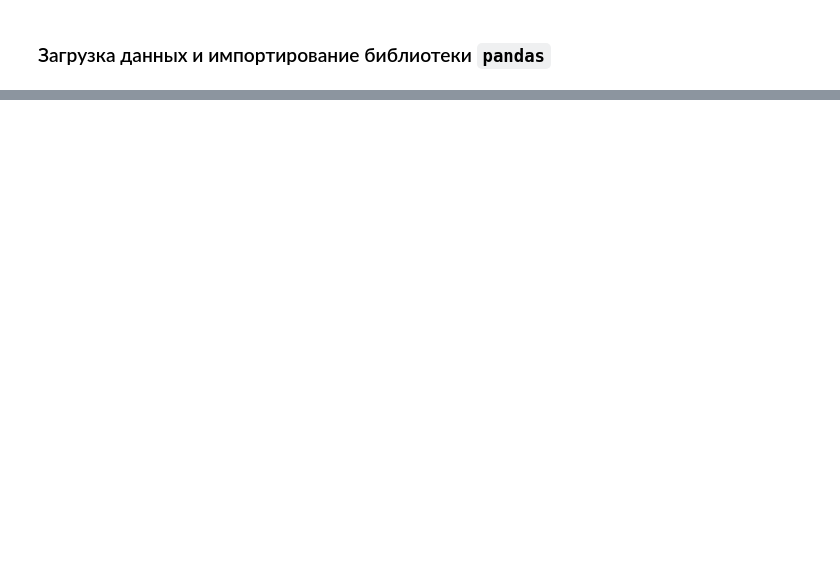
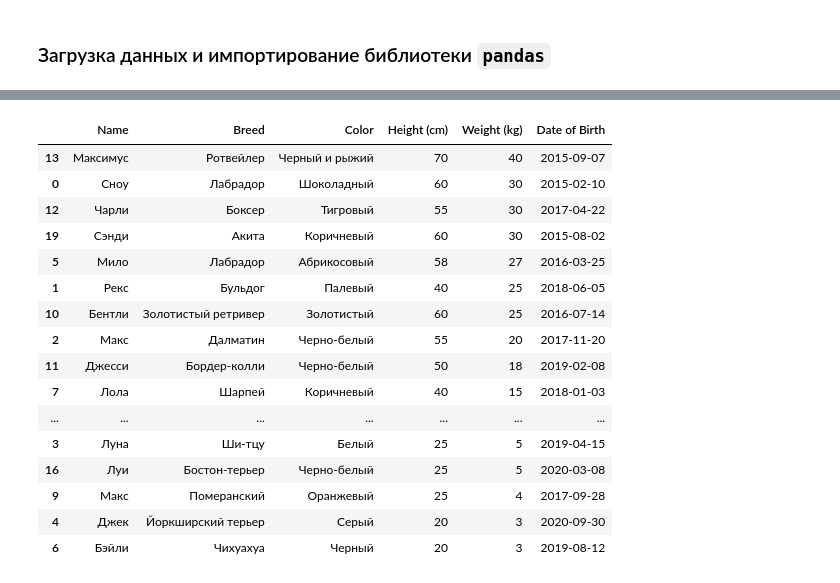
Before and after one commit to Nikolay-KY/big_data_02_24, a Jupyter notebook: day_01.ipynb, the cells around one changed output, grey strips where cells are left out. Cells and saved outputs as stored; diff of their text form; code cells hidden in the pictures; blank space fills up the shorter version.

```diff
--- a/day_01.ipynb
+++ b/day_01.ipynb
@@ -26,0 +140,20 @@ print(dogs)
+# %%
+dogs.sort_values("Weight (kg)", ascending=False)
+# %% [output]
+|  | Name | Breed | Color | Height (cm) | Weight (kg) | Date of Birth |
+| 13 | Максимус | Ротвейлер | Черный и рыжий | 70 | 40 | 2015-09-07 |
+| 0 | Сноу | Лабрадор | Шоколадный | 60 | 30 | 2015-02-10 |
+| 12 | Чарли | Боксер | Тигровый | 55 | 30 | 2017-04-22 |
+| 19 | Сэнди | Акита | Коричневый | 60 | 30 | 2015-08-02 |
+| 5 | Мило | Лабрадор | Абрикосовый | 58 | 27 | 2016-03-25 |
+| 1 | Рекс | Бульдог | Палевый | 40 | 25 | 2018-06-05 |
+| 10 | Бентли | Золотистый ретривер | Золотистый | 60 | 25 | 2016-07-14 |
+| 2 | Макс | Далматин | Черно-белый | 55 | 20 | 2017-11-20 |
+| 11 | Джесси | Бордер-колли | Черно-белый | 50 | 18 | 2019-02-08 |
+| 7 | Лола | Шарпей | Коричневый | 40 | 15 | 2018-01-03 |
+| ... | ... | ... | ... | ... | ... | ... |
+| 3 | Луна | Ши-тцу | Белый | 25 | 5 | 2019-04-15 |
+| 16 | Луи | Бостон-терьер | Черно-белый | 25 | 5 | 2020-03-08 |
+| 9 | Макс | Померанский | Оранжевый | 25 | 4 | 2017-09-28 |
+| 4 | Джек | Йоркширский терьер | Серый | 20 | 3 | 2020-09-30 |
+| 6 | Бэйли | Чихуахуа | Черный | 20 | 3 | 2019-08-12 |
```
Also changed, not shown: parts of 43 cells of this notebook, 1 other file.
